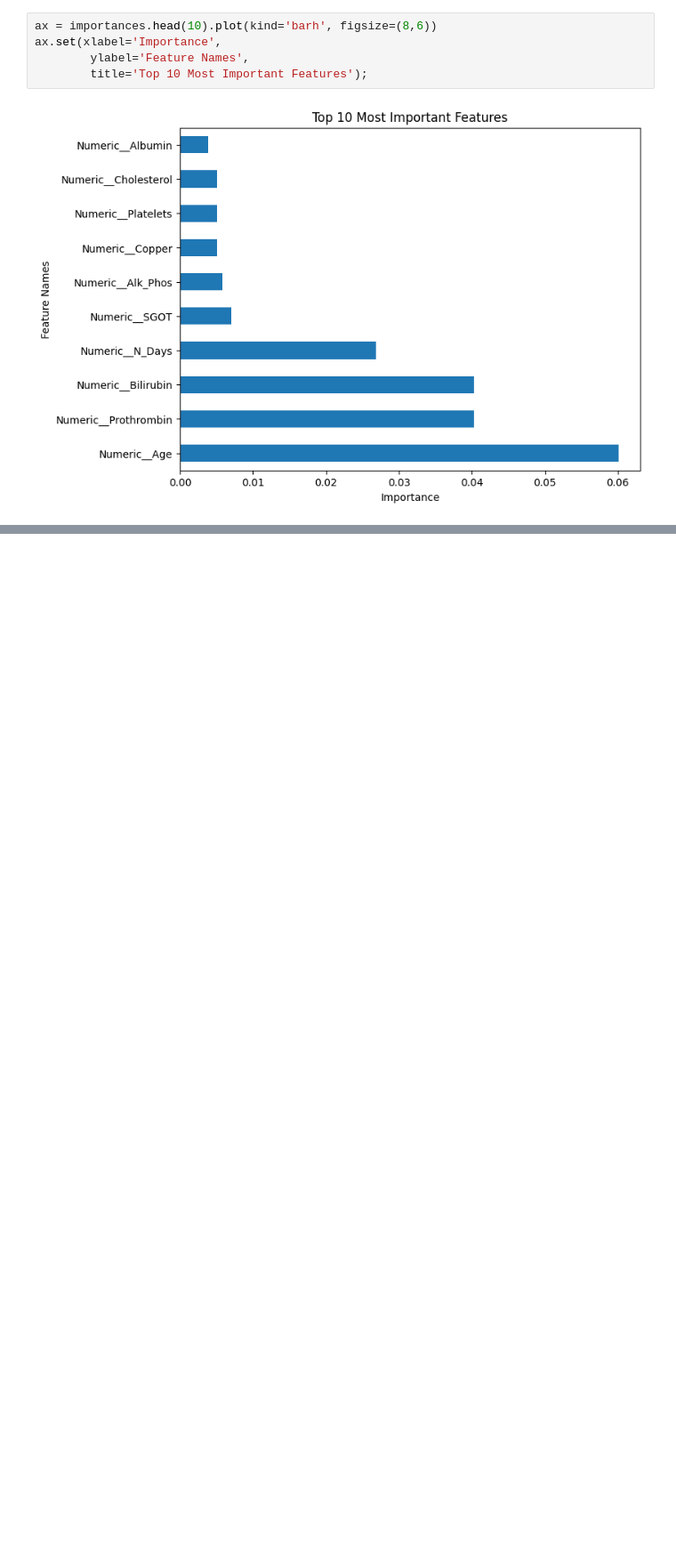
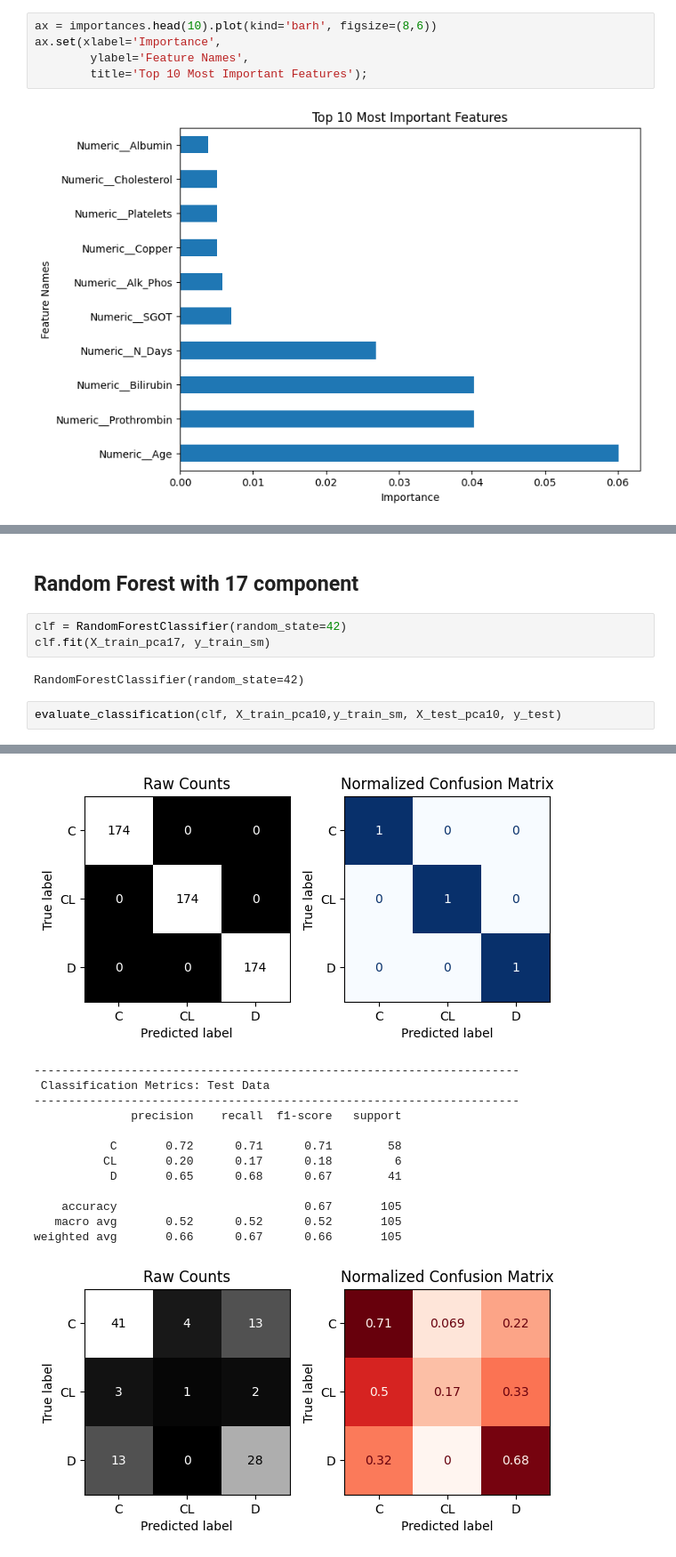
Before and after one commit to kinanajoudeh/Cirrhosis-Status-Classification, a Jupyter notebook: Cirrhosis_Prediction.ipynb, the cells around one changed output, grey strips where cells are left out. Shown at 89% size. Saved outputs shown, nothing was run; the diff lists cells and outputs as text; blank space fills up the shorter version.

```diff
--- a/Cirrhosis_Prediction.ipynb
+++ b/Cirrhosis_Prediction.ipynb
@@ -907,0 +1001,10 @@ ax.set(xlabel='Importance',
+# %% [markdown]
+## Random Forest with 17 component
+# %%
+clf = RandomForestClassifier(random_state=42)
+clf.fit(X_train_pca17, y_train_sm)
+# %% [output]
+RandomForestClassifier(random_state=42)
+# %%
+evaluate_classification(clf, X_train_pca10,y_train_sm, X_test_pca10, y_test)
+# %% [output]
@@ -907,0 +1023,14 @@ ax.set(xlabel='Importance',
+[figure, added]
+----------------------------------------------------------------------
+ Classification Metrics: Test Data
+----------------------------------------------------------------------
+              precision    recall  f1-score   support
+
+           C       0.72      0.71      0.71        58
+          CL       0.20      0.17      0.18         6
+           D       0.65      0.68      0.67        41
+
+    accuracy                           0.67       105
+   macro avg       0.52      0.52      0.52       105
+weighted avg       0.66      0.67      0.66       105
+[figure, added]
```
Also changed, not shown: parts of 21 cells of this notebook.
